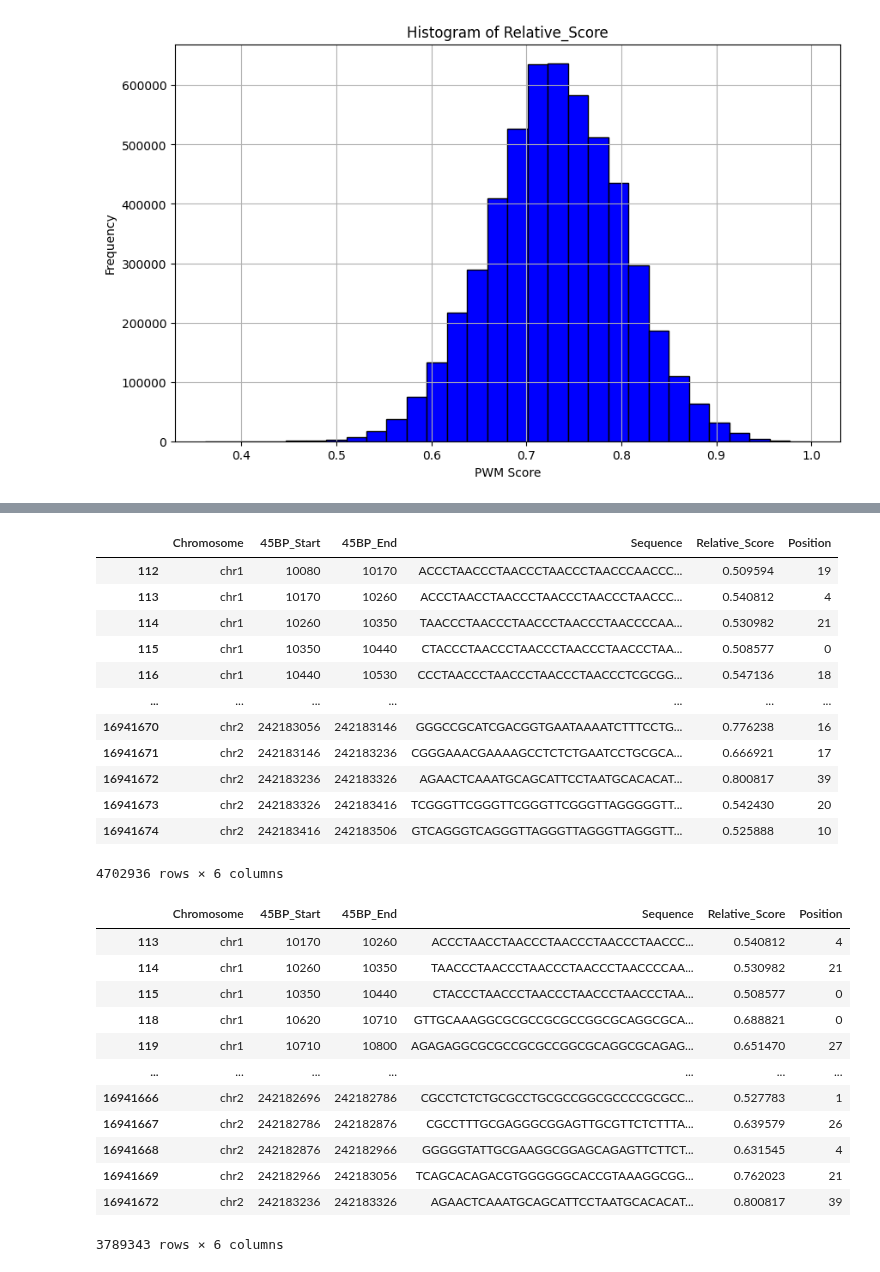
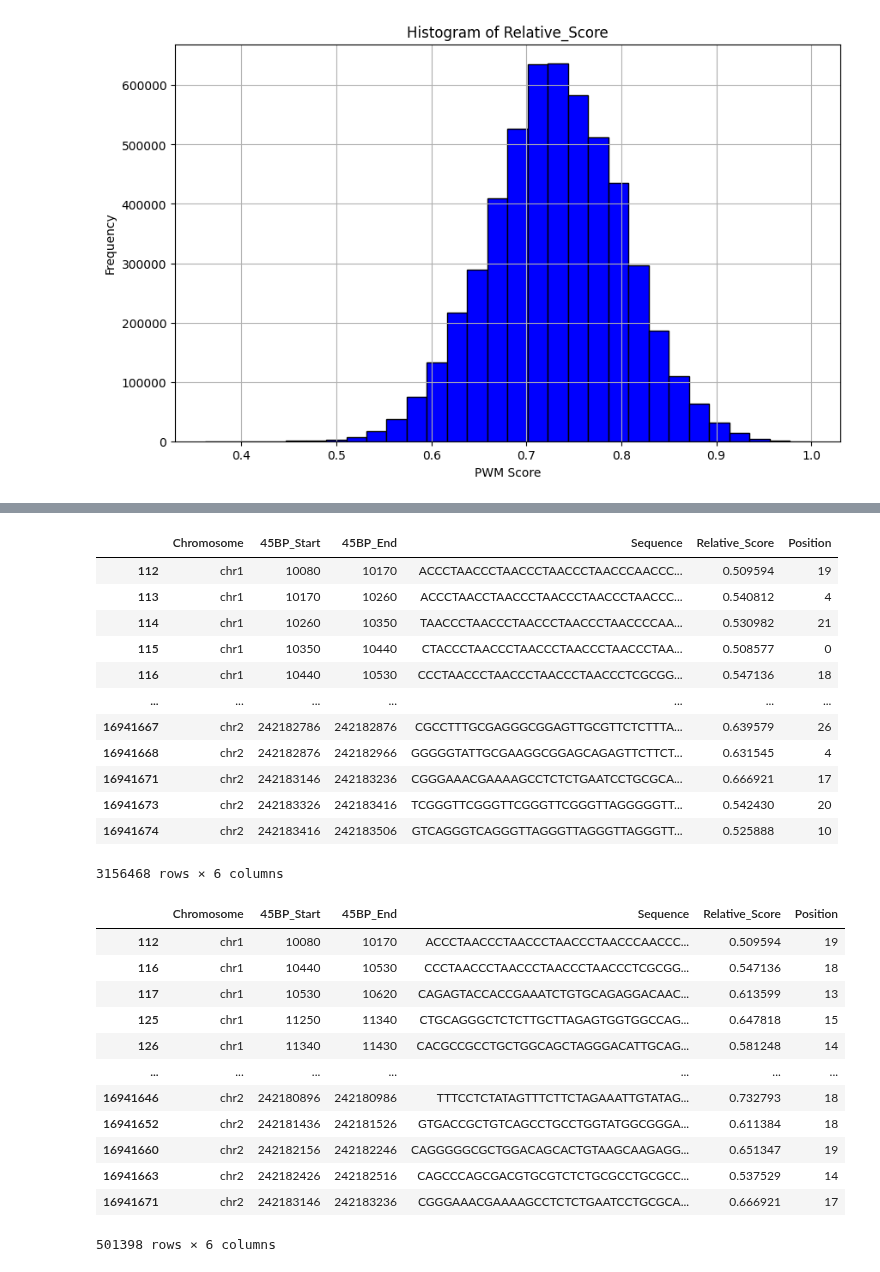
Before and after one commit to duttaprat/Postdoc, a Jupyter notebook: DNABERT_data_processing/Core_promoter/Negative_core-promoter_TATA_NonTATA_PWM.ipynb, the cells around one changed output, grey strips where cells are left out. Saved outputs shown, nothing was run; the diff lists cells and outputs as text; code cells hidden in the pictures.

Commit message:
TATA

```diff
--- a/DNABERT_data_processing/Core_promoter/Negative_core-promoter_TATA_NonTATA_PWM.ipynb
+++ b/DNABERT_data_processing/Core_promoter/Negative_core-promoter_TATA_NonTATA_PWM.ipynb
@@ -773,7 +770,7 @@ tata_core_df
 # %%
 tata_core_df.to_csv("/data/private/pdutta_new/non_coding_regions/TATA_NonTATA_PWM/TATA_negative_master.tsv", sep="\t", index=False)
 # %%
-score_threshold = 0.82  # Placeholder value
+score_threshold = 0.75  # Placeholder value
 # Filter dataframe for sequences predicted to contain a TATA core promoter
 selected_df = df_results[df_results['Relative_Score'] < score_threshold]
 selected_df
@@ -785,29 +782,29 @@ selected_df
 | 115 | chr1 | 10350 | 10440 | CTACCCTAACCCTAACCCTAACCCTAACCCTAA... | 0.508577 | 0 |
 | 116 | chr1 | 10440 | 10530 | CCCTAACCCTAACCCTAACCCTAACCCTCGCGG... | 0.547136 | 18 |
 | ... | ... | ... | ... | ... | ... | ... |
-| 16941670 | chr2 | 242183056 | 242183146 | GGGCCGCATCGACGGTGAATAAAATCTTTCCTG... | 0.776238 | 16 |
+| 16941667 | chr2 | 242182786 | 242182876 | CGCCTTTGCGAGGGCGGAGTTGCGTTCTCTTTA... | 0.639579 | 26 |
+| 16941668 | chr2 | 242182876 | 242182966 | GGGGGTATTGCGAAGGCGGAGCAGAGTTCTTCT... | 0.631545 | 4 |
 | 16941671 | chr2 | 242183146 | 242183236 | CGGGAAACGAAAAGCCTCTCTGAATCCTGCGCA... | 0.666921 | 17 |
-| 16941672 | chr2 | 242183236 | 242183326 | AGAACTCAAATGCAGCATTCCTAATGCACACAT... | 0.800817 | 39 |
 | 16941673 | chr2 | 242183326 | 242183416 | TCGGGTTCGGGTTCGGGTTCGGGTTAGGGGGTT... | 0.542430 | 20 |
 | 16941674 | chr2 | 242183416 | 242183506 | GTCAGGGTCAGGGTTAGGGTTAGGGTTAGGGTT... | 0.525888 | 10 |
-4702936 rows × 6 columns
+3156468 rows × 6 columns
 # %%
-tata_negative_core_df = selected_df[(selected_df['Position'] < 10) | (selected_df['Position'] > 20)]
+tata_negative_core_df = selected_df[(selected_df['Position'] > 10) & (selected_df['Position'] < 20)]
 tata_negative_core_df
 # %% [output]
 |  | Chromosome | 45BP_Start | 45BP_End | Sequence | Relative_Score | Position |
-| 113 | chr1 | 10170 | 10260 | ACCCTAACCTAACCCTAACCCTAACCCTAACCC... | 0.540812 | 4 |
-| 114 | chr1 | 10260 | 10350 | TAACCCTAACCCTAACCCTAACCCTAACCCCAA... | 0.530982 | 21 |
-| 115 | chr1 | 10350 | 10440 | CTACCCTAACCCTAACCCTAACCCTAACCCTAA... | 0.508577 | 0 |
-| 118 | chr1 | 10620 | 10710 | GTTGCAAAGGCGCGCCGCGCCGGCGCAGGCGCA... | 0.688821 | 0 |
-| 119 | chr1 | 10710 | 10800 | AGAGAGGCGCGCCGCGCCGGCGCAGGCGCAGAG... | 0.651470 | 27 |
+| 112 | chr1 | 10080 | 10170 | ACCCTAACCCTAACCCTAACCCTAACCCAACCC... | 0.509594 | 19 |
+| 116 | chr1 | 10440 | 10530 | CCCTAACCCTAACCCTAACCCTAACCCTCGCGG... | 0.547136 | 18 |
+| 117 | chr1 | 10530 | 10620 | CAGAGTACCACCGAAATCTGTGCAGAGGACAAC... | 0.613599 | 13 |
+| 125 | chr1 | 11250 | 11340 | CTGCAGGGCTCTCTTGCTTAGAGTGGTGGCCAG... | 0.647818 | 15 |
+| 126 | chr1 | 11340 | 11430 | CACGCCGCCTGCTGGCAGCTAGGGACATTGCAG... | 0.581248 | 14 |
 | ... | ... | ... | ... | ... | ... | ... |
-| 16941666 | chr2 | 242182696 | 242182786 | CGCCTCTCTGCGCCTGCGCCGGCGCCCCGCGCC... | 0.527783 | 1 |
-| 16941667 | chr2 | 242182786 | 242182876 | CGCCTTTGCGAGGGCGGAGTTGCGTTCTCTTTA... | 0.639579 | 26 |
-| 16941668 | chr2 | 242182876 | 242182966 | GGGGGTATTGCGAAGGCGGAGCAGAGTTCTTCT... | 0.631545 | 4 |
-| 16941669 | chr2 | 242182966 | 242183056 | TCAGCACAGACGTGGGGGGCACCGTAAAGGCGG... | 0.762023 | 21 |
-| 16941672 | chr2 | 242183236 | 242183326 | AGAACTCAAATGCAGCATTCCTAATGCACACAT... | 0.800817 | 39 |
+| 16941646 | chr2 | 242180896 | 242180986 | TTTCCTCTATAGTTTCTTCTAGAAATTGTATAG... | 0.732793 | 18 |
+| 16941652 | chr2 | 242181436 | 242181526 | GTGACCGCTGTCAGCCTGCCTGGTATGGCGGGA... | 0.611384 | 18 |
+| 16941660 | chr2 | 242182156 | 242182246 | CAGGGGGCGCTGGACAGCACTGTAAGCAAGAGG... | 0.651347 | 19 |
+| 16941663 | chr2 | 242182426 | 242182516 | CAGCCCAGCGACGTGCGTCTCTGCGCCTGCGCC... | 0.537529 | 14 |
+| 16941671 | chr2 | 242183146 | 242183236 | CGGGAAACGAAAAGCCTCTCTGAATCCTGCGCA... | 0.666921 | 17 |
-3789343 rows × 6 columns
+501398 rows × 6 columns
 # %%
 tata_negative_core_df.to_csv("/data/private/pdutta_new/non_coding_regions/TATA_NonTATA_PWM/NonTATA_negative_master.tsv", sep="\t", index=False)
 # %%
```
Also changed, not shown: parts of 4 cells of this notebook, 2 other files.
